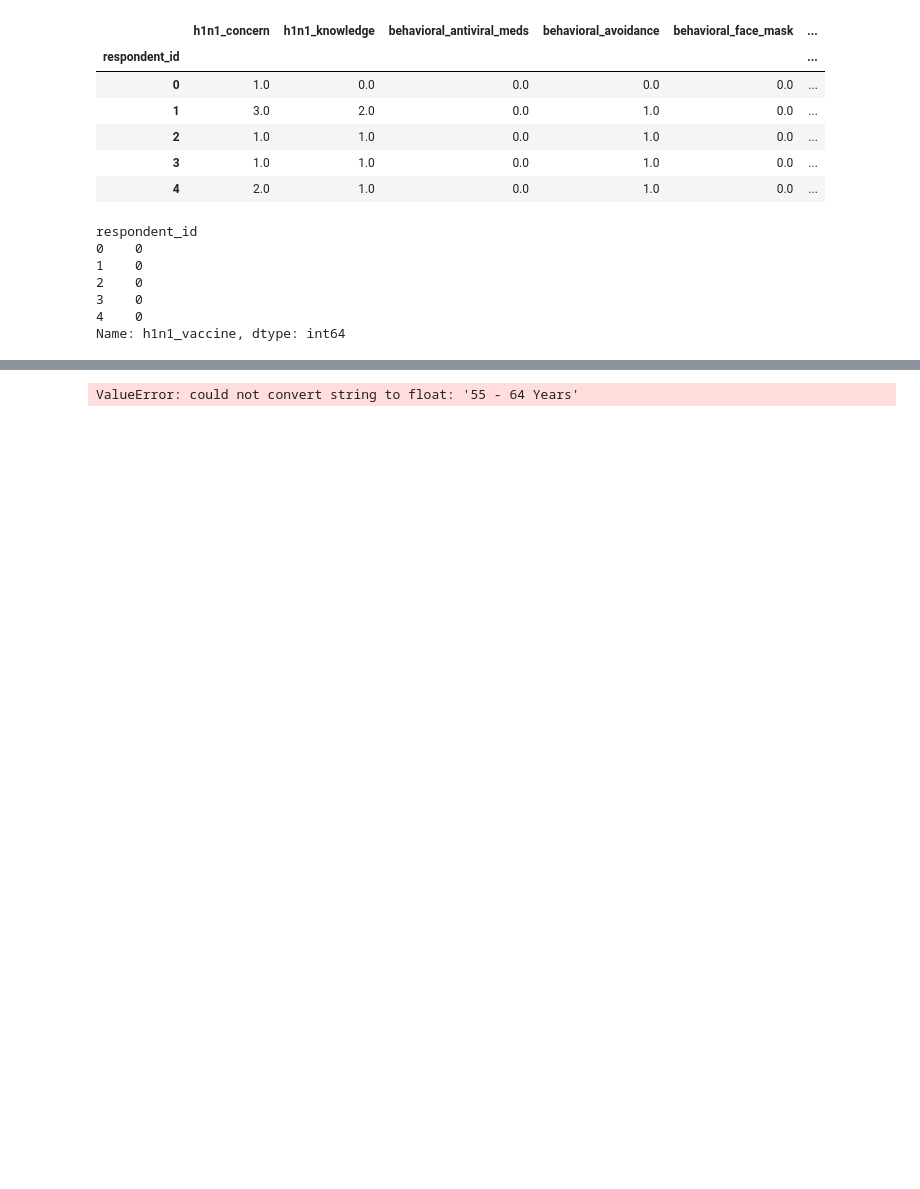
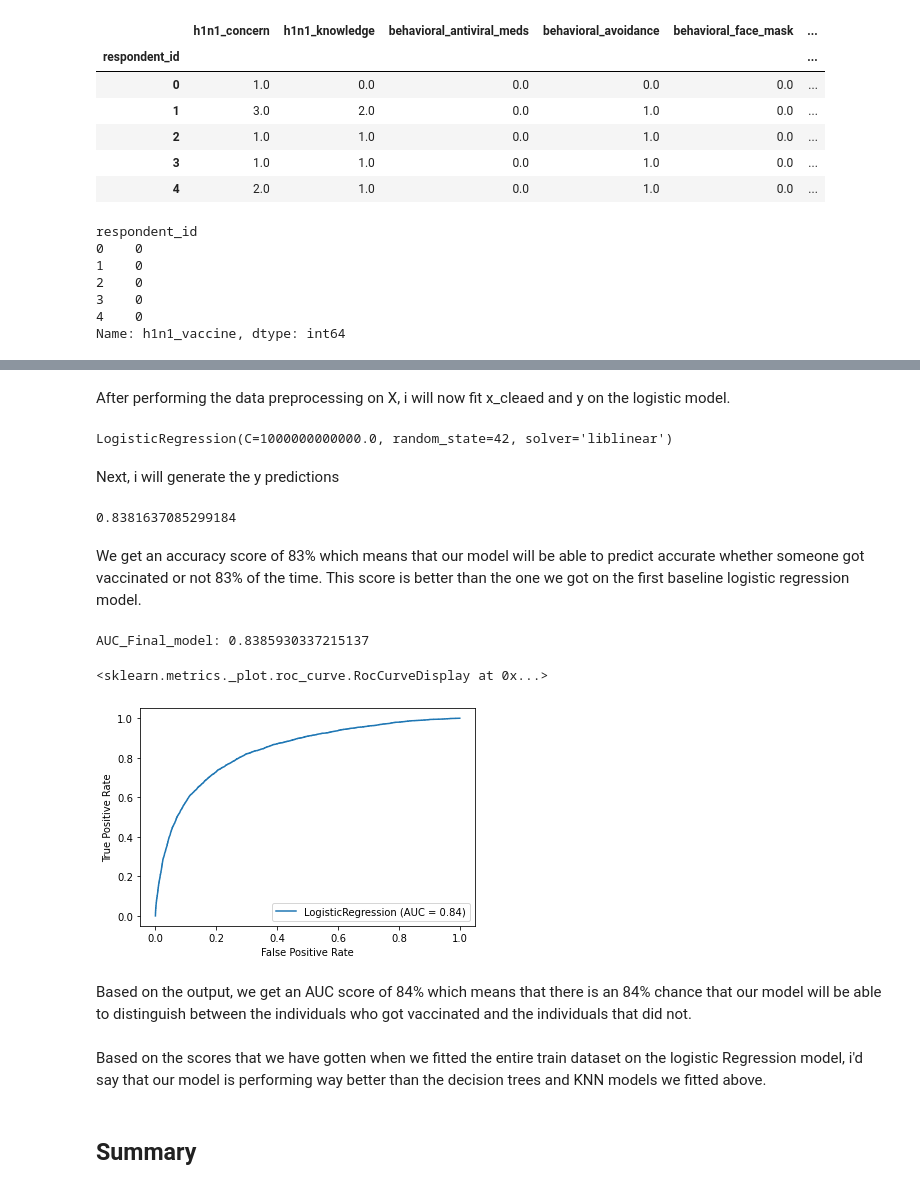
Before and after one commit to mainaroseline/H1N1-Vaccination-Rate-Analysis, a Jupyter notebook: project.ipynb, the cells around one changed output, grey strips where cells are left out. Drawn from its saved outputs; the diff is of its cells as text; code cells hidden in the pictures; blank space fills up the shorter version.

```diff
--- a/project.ipynb
+++ b/project.ipynb
@@ -1275,6 +1344,6 @@ X_numerical = X.select_dtypes('float64')
 numerical_scaled = scaler.fit_transform(X_numerical)
 
 # create a new dataframe from the scaled columns
-numerical_df = pd.DataFrame(numerical_train_scaled, columns=X_numerical.columns, index=X_numerical.index)
+numerical_df = pd.DataFrame(numerical_scaled, columns=X_numerical.columns, index=X_numerical.index)
 numerical_df.head()
 # %% [output]
@@ -1284,5 +1357,12 @@ X_cleaned = pd.merge()
+# %%
+# form a new dataframe from the cleaned X dataframe
+X_cleaned = pd.merge(numerical_df, dummies_df, on='respondent_id', how='inner')
+# %% [markdown]
+After performing the data preprocessing on X, i will now fit x_cleaed and y on the logistic model.
 # %%
 # fit the logistic regression mmodel on X anf Y
-logreg.fit(X, Y)
+logreg.fit(X_cleaned, Y)
 # %% [output]
-ValueError: could not convert string to float: '55 - 64 Years'
+LogisticRegression(C=1000000000000.0, random_state=42, solver='liblinear')
+# %% [markdown]
+Next, i will generate the y predictions
@@ -1288,0 +1372,30 @@ ValueError: could not convert string to float: '55 - 64 Years'
+# %%
+# find the accuracy score
+accuracy_score(Y, y_pred_X)
+# %% [output]
+0.8381637085299184
+# %% [markdown]
+We get an accuracy score of 83% which means that our model will be able to predict accurate whether someone got vaccinated or not 83% of the time. This score is better than the one we got on the first baseline logistic regression model.
+# %%
+# Calculate the probability scores of each point in the test set
+y_score_X = logreg.fit(X_cleaned, Y).decision_function(X_cleaned)
+# %%
+#  calculate the fpr, tpr, and thresholds
+fpr,tpr,thresholds = roc_curve(Y, y_score_X)
+
+# calculate the AUC
+print('AUC_Final_model: {}'.format(auc(fpr, tpr)))
+# %% [output]
+AUC_Final_model: 0.8385930337215137
+# %%
+# plot a ROC-Curve
+plot_roc_curve(logreg, X_cleaned, Y)
+# %% [output]
+<sklearn.metrics._plot.roc_curve.RocCurveDisplay at 0x...>
+[figure, added]
+# %% [markdown]
+Based on the output, we get an AUC score of 84% which means that there is an 84% chance that our model will be able  to distinguish between the individuals who got vaccinated and the individuals that did not.
+# %% [markdown]
+Based on the scores that we have gotten when we fitted the entire train dataset on the logistic Regression model, i'd say that our model is performing way better than the decision trees and KNN models we fitted above.
+# %% [markdown]
+## Summary
```
Also changed, not shown: parts of 43 cells of this notebook.
